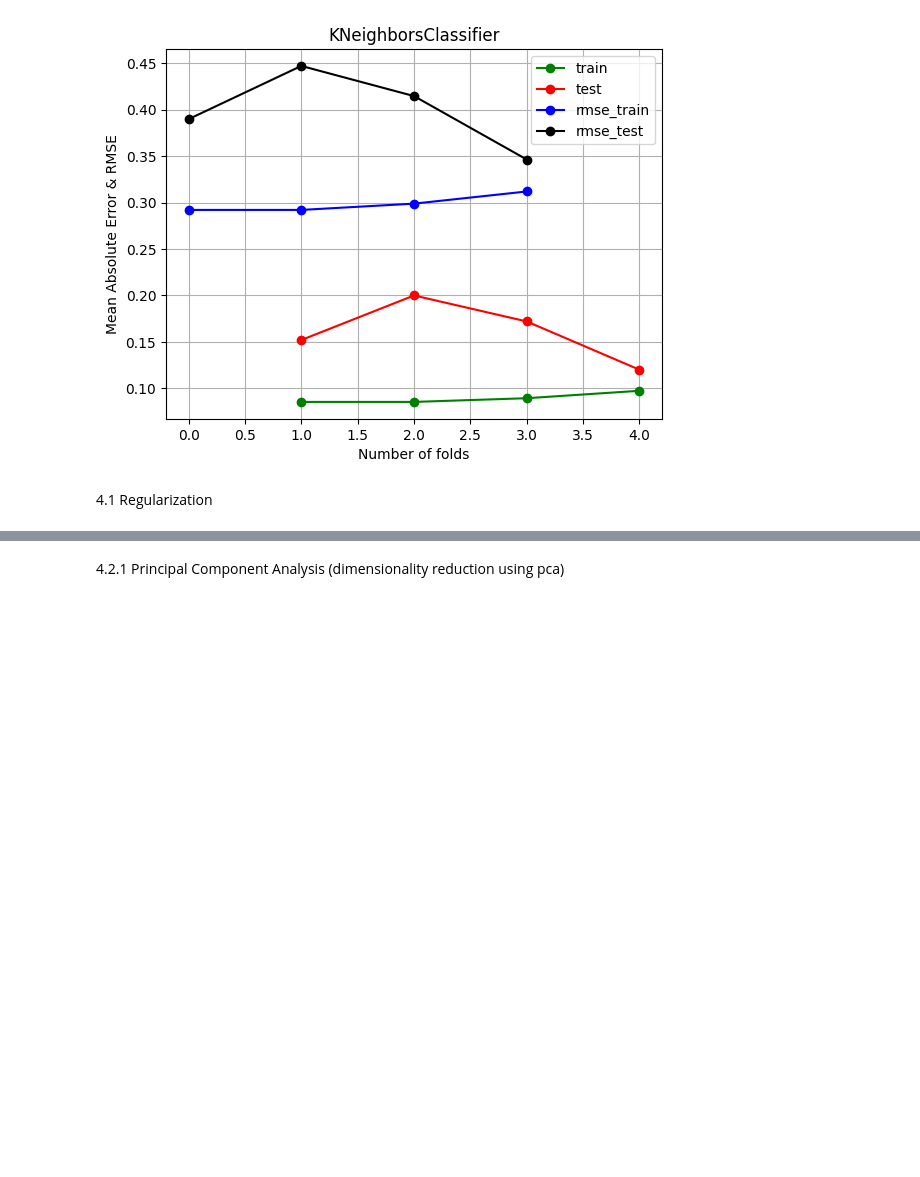
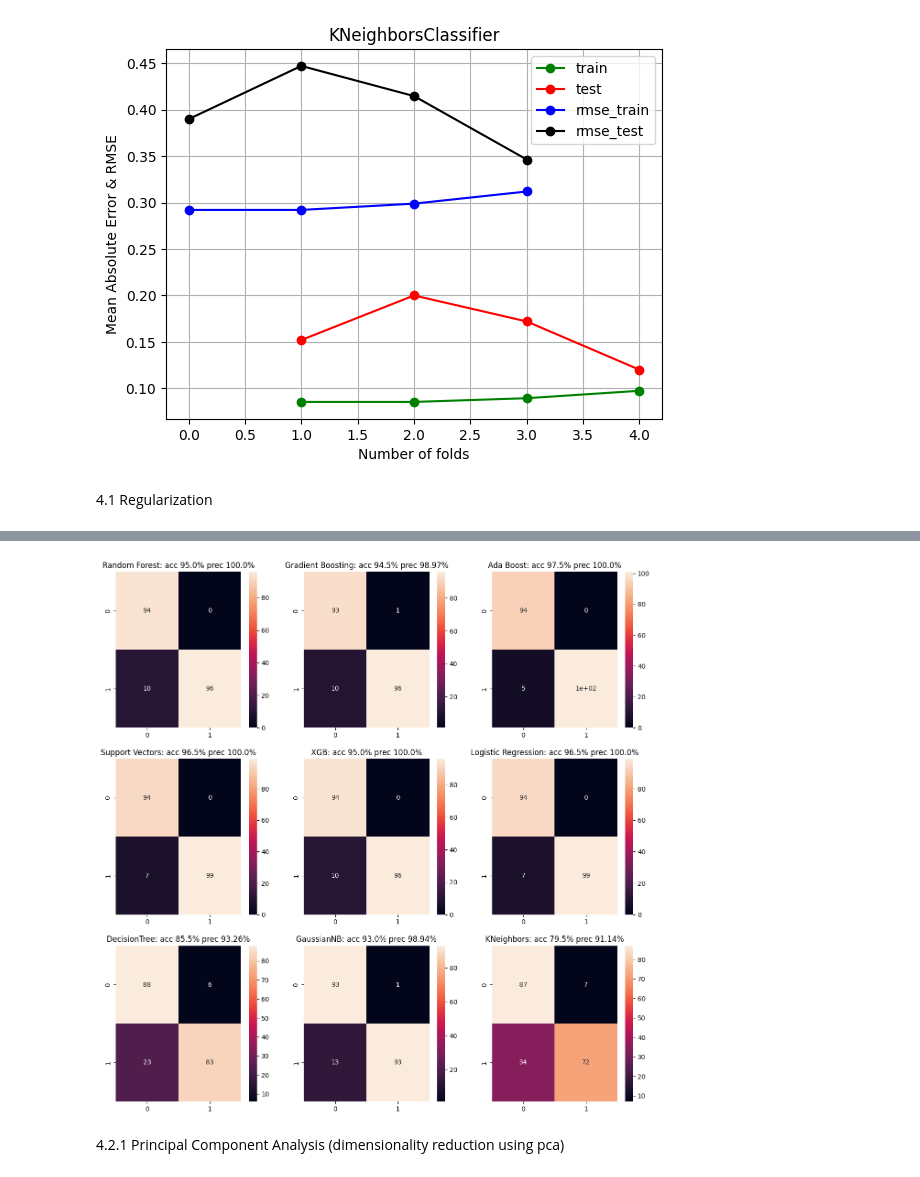
Before and after one commit to ArkadijRessin/digethic-ds-project, a Jupyter notebook: notepads/DS-Project_dementia_smalldataset.ipynb, the cells around one changed output, grey strips where cells are left out. Saved outputs shown, nothing was run; the diff lists cells and outputs as text; code cells hidden in the pictures; blank space fills up the shorter version.

```diff
--- a/notepads/DS-Project_dementia_smalldataset.ipynb
+++ b/notepads/DS-Project_dementia_smalldataset.ipynb
@@ -628,3 +621,45 @@ test_model_regular(x, y)
+# %%
+def training_pca10(model, name, ax):
+    x_train, x_test, y_train, y_test = train_test_split(x_pca, y, random_state=42, test_size=0.2)
+    model.fit(x_train, y_train)
+    pred = model.predict(x_test)
+    # Calculating  accuracy score
+    accuracy = accuracy_score(y_test, pred)
+    # Calculating precision score
+    precision = precision_score(y_test, pred)
+    report = classification_report(y_test, pred)
+    cm = confusion_matrix(y_test, pred)
+    sns_plot = sns.heatmap(cm, annot=True, ax=ax)
+
+    ax.set_title("{}: acc {}% prec {}%".format(name, round(accuracy*100, 2), round(precision*100, 2) ))
+
+    rfc = RandomForestClassifier(n_estimators=100, max_depth=3,
+                             min_samples_split=2, min_samples_leaf=1,
+                             max_features=20)
+    gbc = GradientBoostingClassifier(learning_rate=0.001, n_estimators=100, max_depth=3)
+    abc = AdaBoostClassifier(learning_rate=0.001, n_estimators = 50, algorithm = "SAMME.R")
+    svc = SVC(C=0.001, kernel='rbf', gamma=0.3)
+    xgb = XGBClassifier(learning_rate = 0.001, n_estimators = 100, max_depth=2, gamma=2, eta=0.8, min_child_weight=1, subsample = 0.8 , reg_alpha=0.1, reg_lambda=1)
+    lgr = LogisticRegression(penalty='l2', C=0.001)
+    gNB = GaussianNB(var_smoothing=1e-9)
+    dt = DecisionTreeClassifier(max_depth=5, min_samples_split=100, min_samples_leaf=50, random_state=42)
+    kNN = KNeighborsClassifier(n_neighbors=4, metric="l1")
+
+
+models = [rfc, gbc, abc, svc, xgb, lgr, dt, gNB, kNN]
+names = ["Random Forest", "Gradient Boosting", "Ada Boost", "Support Vectors",
+     "XGB", "Logistic Regression", "DecisionTree", "GaussianNB", "KNeighbors" ]
+
+fig, axes = plt.subplots(nrows=3, ncols=3, figsize=(15, 15))
+index = 0
+for i in range(3):
+    for j in range(3):
+        training_pca10(models[index], names[index], axes[i][j])
+        index += 1
+
+plt.savefig ("ConfusionMatrix_PCA10.png")
+# %% [output]
+[figure, added]
 # %% [markdown]
 4.2.1	Principal Component Analysis (dimensionality reduction using pca)
 # %%
```
Also changed, not shown: parts of 9 cells of this notebook, 20 other files.
